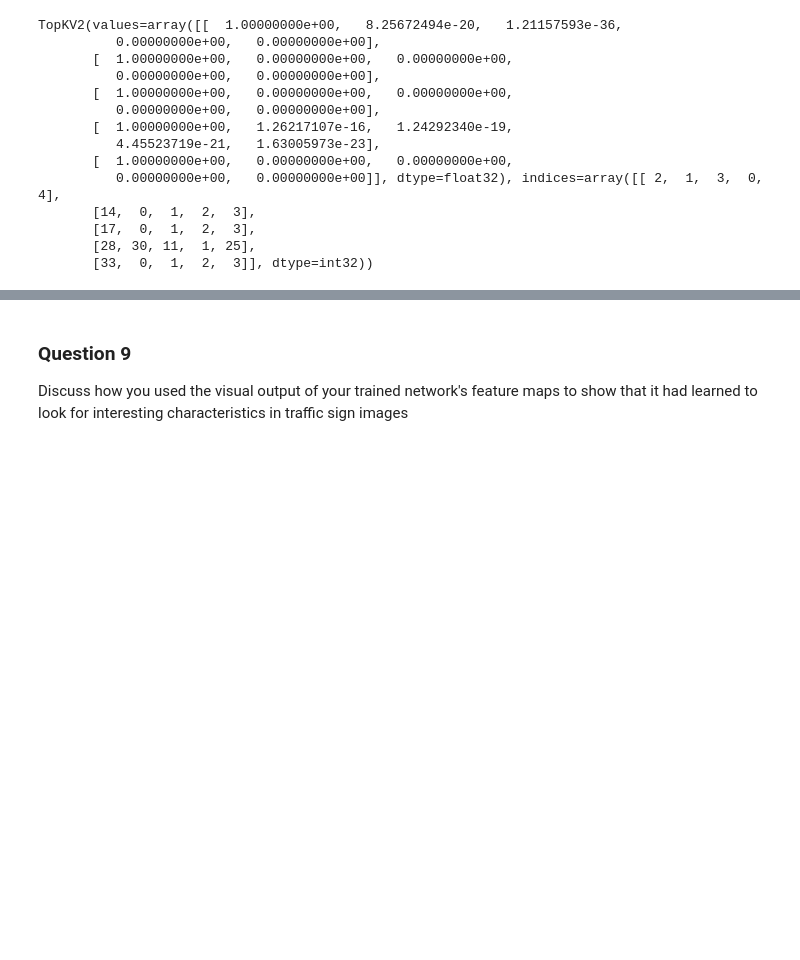
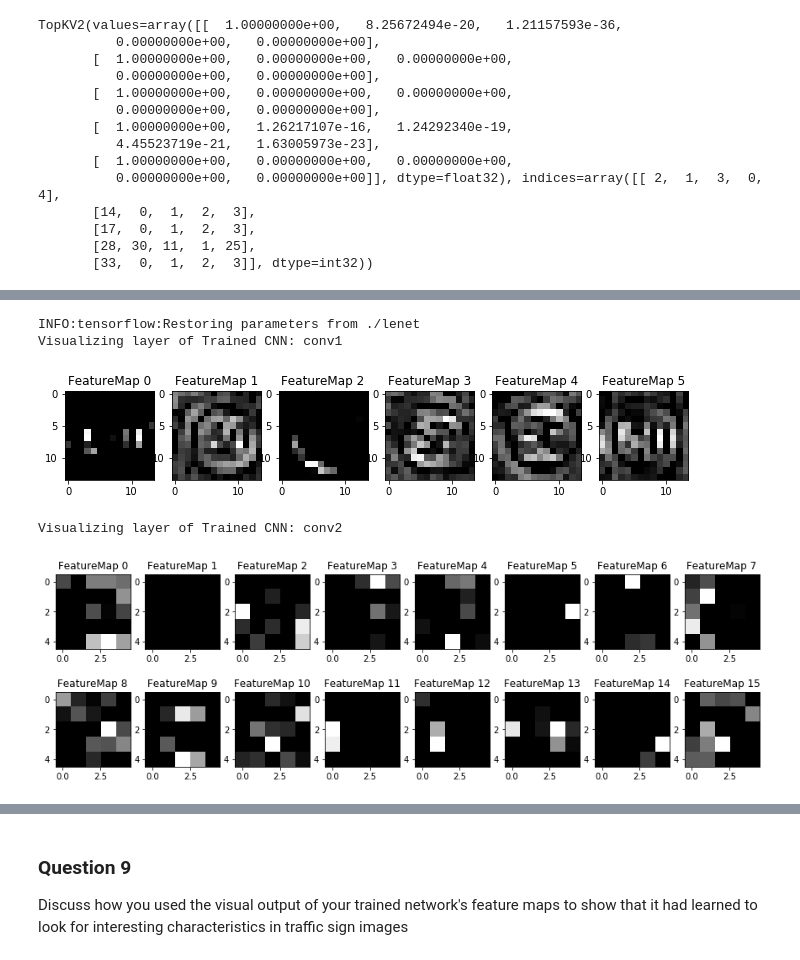
Before and after one commit to LeiLinPARC/CarND_traffic_sign_classification, a Jupyter notebook: Traffic_Sign_Classifier.ipynb, the cells around one changed output, grey strips where cells are left out. Drawn from its saved outputs; the diff is of its cells as text; code cells hidden in the pictures; blank space fills up the shorter version.

```diff
--- a/Traffic_Sign_Classifier.ipynb
+++ b/Traffic_Sign_Classifier.ipynb
@@ -261,7 +261,7 @@ def LeNet(x):
     fc3_b  = tf.Variable(tf.zeros(43))
     logits = tf.matmul(fc2, fc3_W) + fc3_b
 
-    return logits
+    return conv1, conv2, logits
 # %%
 x = tf.placeholder(tf.float32, (None, 32, 32, 1))  # 1 for GrayScale
 y = tf.placeholder(tf.int32, (None))
@@ -272,7 +272,7 @@ one_hot_y = tf.one_hot(y, 43)
 # set up the optimization criteria
 rate = 0.001
 
-logits = LeNet(x)
+conv1, conv2, logits = LeNet(x)
 cross_entropy = tf.nn.softmax_cross_entropy_with_logits(logits = logits, labels = one_hot_y)
 loss_operation = tf.reduce_mean(cross_entropy)
 optimizer = tf.train.AdamOptimizer(learning_rate = rate)
@@ -549,3 +549,24 @@ def outputFeatureMap(image_input, tf_activation, activation_min=-1, activation_m
             plt.imshow(activation[0,:,:, featuremap], interpolation="nearest", vmin=activation_min, cmap="gray")
         else:
             plt.imshow(activation[0,:,:, featuremap], interpolation="nearest", cmap="gray")
+# %%
+# trained CNN model
+with tf.Session() as sess:
+    saver.restore(sess, tf.train.latest_checkpoint('.'))
+    #sess.run(tf.global_variables_initializer())
+
+    print('Visualizing layer of Trained CNN: conv1')
+    tf_conv1 = sess.run(conv1, feed_dict={x: new_x})
+    outputFeatureMap(new_x, conv1)  # 6 FeatureMaps
+    plt.show()
+
+    print('Visualizing layer of Trained CNN: conv2')
+    tf_conv2 = sess.run(conv2, feed_dict={x: new_x})
+    outputFeatureMap(new_x, conv2)  # 16 FeatureMaps
+    plt.show()
+# %% [output]
+INFO:tensorflow:Restoring parameters from ./lenet
+Visualizing layer of Trained CNN: conv1
+[figure, added]
+Visualizing layer of Trained CNN: conv2
+[figure, added]
```
Also changed, not shown: parts of 2 cells of this notebook, 3 other files.
